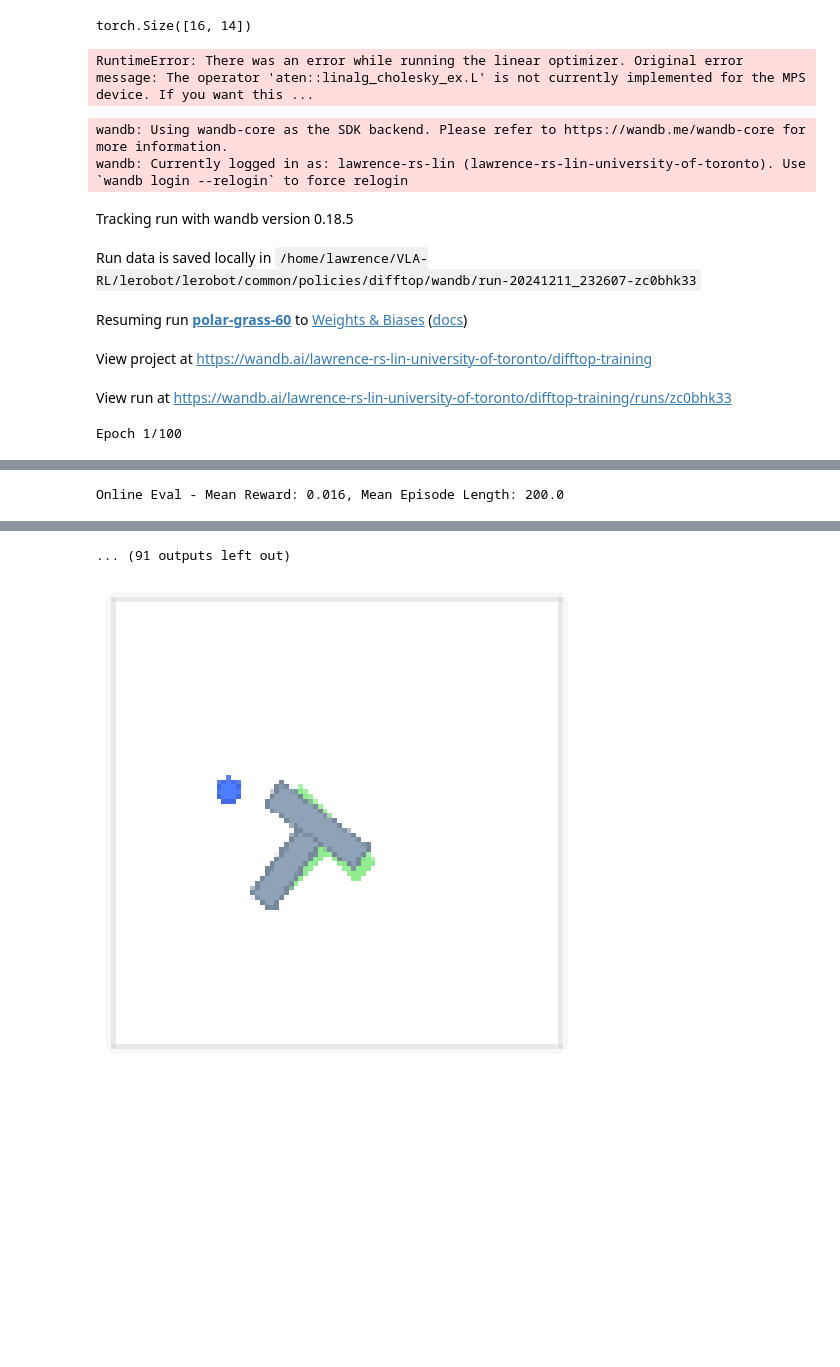
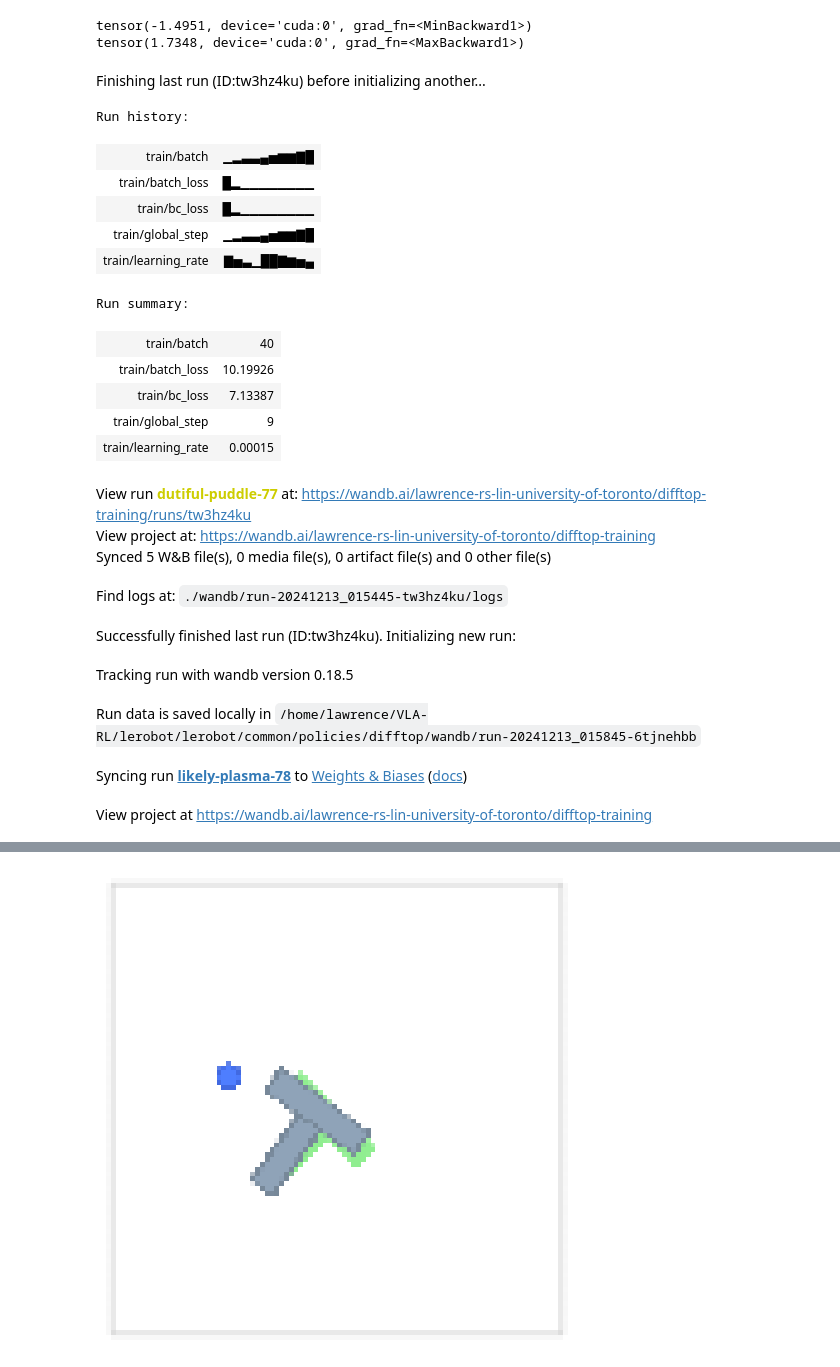
Before and after one commit to LawrenceLinn/lerobot, a Jupyter notebook: lerobot/common/policies/difftop/train.ipynb, the cells around one changed output, grey strips where cells are left out. Drawn from its saved outputs; the diff is of its cells as text; code cells hidden in the pictures; blank space fills up the shorter version.

```diff
--- a/lerobot/common/policies/difftop/train.ipynb
+++ b/lerobot/common/policies/difftop/train.ipynb
@@ -318,7 +325,7 @@ class Config:
         self.latent_dim_state = 50
         self.latent_dim_action = self.action_dim
         self.posterior_dim = 64
-        self.device = torch.device("mps")
+        self.device = torch.device("cuda")
         self.beta = 1.0
 cfg = Config()
 device = cfg.device
@@ -336,8 +343,8 @@ action = torch.randn(cfg.batch_size,7,2).to(device)
 output_dict = model.plan_with_theseus_update(obs, state, action, horizon=cfg.horizon, gamma=cfg.discount, cfg=cfg, eval_mode=False)
 # print("Optimized Actions:", optimized_actions)
 # %% [output]
-torch.Size([16, 14])
+tensor(-1.4951, device='cuda:0', grad_fn=<MinBackward1>)
+tensor(1.7348, device='cuda:0', grad_fn=<MaxBackward1>)
-RuntimeError: There was an error while running the linear optimizer. Original error message: The operator 'aten::linalg_cholesky_ex.L' is not currently implemented for the MPS device. If you want this ...
 # %%
 # Set up the the policy.
 # Policies are initialized with a configuration class, in this case `DiffusionConfig`.
@@ -384,8 +391,8 @@ config_dict = {
         "eval_freq": 20,  # Evaluate every 100 steps
         "output_directory": "./output",
         "device": "cuda:0",
-        "gradient_accumulation_steps": 1,  # Increased to compensate for smaller batch size
-        "online_eval_episodes": 5,  # Number of episodes for online evaluation
+        "gradient_accumulation_steps": 4,  # Increased to compensate for smaller batch size
+        "online_eval_episodes": 10,  # Number of episodes for online evaluation
     }
 
 config = Config(config_dict)
@@ -415,7 +422,7 @@ scheduler = torch.optim.lr_scheduler.CosineAnnealingWarmRestarts(optimizer, T_0=
 delta_timestamps = {
     "observation.image": [0.0],
     "observation.state": [0.0],
-    "action": [0.0, 0.1, 0.2, 0.3, 0.4, 0.5, 0.6, 0.7, 0.8, 0.9, 1.0, 1.1, 1.2, 1.3],
+    "action": [0.0, 0.1, 0.2, 0.3, 0.4, 0.5, 0.6],
 }
 
 dataset = LeRobotDataset("lerobot/pusht_image", delta_timestamps=delta_timestamps)
@@ -455,7 +462,7 @@ def evaluate(policy, eval_dataloader):
             batch = {k: v.to(device, non_blocking=True) for k, v in batch.items()}
             obs = batch['observation.image']
             state = batch['observation.state']/512 * 2 - 1
-            action = batch['action'].view(wandb.config.batch_size,-1)/512 * 2 - 1
+            action = batch['action']/512 * 2 - 1
             output_dict = policy.plan_with_theseus_update(obs, state, action, horizon=wandb.config.horizon, gamma=wandb.config.discount, cfg=wandb.config, eval_mode=True)
             total_loss += output_dict["bc_loss"].item()
             num_batches += 1
@@ -476,9 +483,6 @@ def online_evaluate(policy, num_episodes=5):
         obs_type="pixels_agent_pos",
         max_episode_steps=200,
     )
-
-    env.seed(42)
-
 
     total_rewards = np.zeros(num_episodes)
     episode_lengths = np.zeros(num_episodes)
@@ -508,7 +512,7 @@ def online_evaluate(policy, num_episodes=5):
 
                     state = state.to(device, non_blocking=True)
                     image = image.to(device, non_blocking=True)
-                    action = torch.randn(1,28).cuda()
+                    action = torch.randn(1,7,2).cuda()
 
                     state = state.unsqueeze(0).unsqueeze(0)/512 * 2 - 1
                     obs = image.unsqueeze(0).unsqueeze(0)
@@ -518,7 +522,7 @@ def online_evaluate(policy, num_episodes=5):
                         output_dict = policy.plan_with_theseus_update(obs, state, action, 7, wandb.config.discount, wandb.config, eval_mode=True)
 
                     # Add actions to queue
-                    actions_pred = output_dict['best_actions'][0].reshape(7,-1, 2)[:,0]
+                    actions_pred = output_dict['best_actions'][0].reshape(7, 2)[0]
                     for act in actions_pred:
                         numpy_act = (act.cpu().numpy() + 1)/2 * 512
                         action_queues[i].append(numpy_act)
@@ -560,14 +564,20 @@ for epoch in range(wandb.config.num_epochs):
         obs = batch['observation.image']
         assert (obs >= 0).all() and (obs <= 1).all(), "image should be normalized to [0,1]"
         state = batch['observation.state']/512 * 2 - 1
-        action = batch['action'].view(wandb.config.batch_size,-1)/512 * 2 - 1
-
+        action = batch['action']/512 * 2 - 1
         output_dict = policy.plan_with_theseus_update(obs, state, action, horizon=wandb.config.horizon, gamma=wandb.config.discount, cfg=wandb.config)
         loss = output_dict["elbo_loss"] / wandb.config.gradient_accumulation_steps
         bc_loss = output_dict["recon_loss"] / wandb.config.gradient_accumulation_steps
         loss.backward()
         epoch_loss += loss.item() * wandb.config.gradient_accumulation_steps
         num_batches += 1
+
+        # Log the min and max of the best actions
+        best_actions = output_dict['best_actions'][0].reshape(7, 2)
+        wandb.log({
+            "train/min_best_action": best_actions.min(),
+            "train/max_best_action": best_actions.max()
+        })
 
         # Free memory
         del output_dict
@@ -588,6 +598,7 @@ for epoch in range(wandb.config.num_epochs):
                     "train/batch": batch_idx + 1,
                     "train/global_step": global_step
                 })
+
 
             # Evaluate every eval_freq steps
             if global_step % wandb.config.eval_freq == 0:
@@ -604,38 +615,52 @@ for epoch in range(wandb.config.num_epochs):
                     "eval/online_reward": mean_reward,
                     "eval/episode_length": mean_length,
                     "eval/global_step": global_step
                 })
 
                 # Save best model based on both metrics
                 if eval_loss < best_eval_loss or mean_reward > best_online_reward:
                     best_eval_loss = min(eval_loss, best_eval_loss)
                     best_online_reward = max(mean_reward, best_online_reward)
                     policy.save_pretrained(f"{wandb.config.output_directory}/best_model")
                     wandb.log({
                         "eval/best_loss": best_eval_loss,
                         "eval/best_online_reward": best_online_reward,
                         "eval/best_step": global_step
                     })
 
             global_step += 1
 
     # End of epoch
     avg_epoch_loss = epoch_loss / num_batches
     print(f"Epoch {epoch+1} Average Loss: {avg_epoch_loss:.3f}")
     wandb.log({
         "train/epoch_loss": avg_epoch_loss,
         "train/epoch": epoch + 1
     })
 
 # Save final policy checkpoint
 policy.save_pretrained(wandb.config.output_directory)
 wandb.finish()
 # %% [output]
+Finishing last run (ID:tw3hz4ku) before initializing another...
-wandb: Using wandb-core as the SDK backend. Please refer to https://wandb.me/wandb-core for more information.
-wandb: Currently logged in as: lawrence-rs-lin (lawrence-rs-lin-university-of-toronto). Use `wandb login --relogin` to force relogin
+Run history:
-Tracking run with wandb version 0.18.5
+| train/batch | ▁▂▃▃▄▅▆▆▇█ |
+| train/batch_loss | █▂▁▁▁▁▁▁▁▁ |
+| train/bc_loss | █▂▁▁▁▁▁▁▁▁ |
+| train/global_step | ▁▂▃▃▄▅▆▆▇█ |
+| train/learning_rate | ▇▅▃▁██▇▆▅▄ |
+Run summary:
+| train/batch | 40 |
+| train/batch_loss | 10.19926 |
+| train/bc_loss | 7.13387 |
+| train/global_step | 9 |
+| train/learning_rate | 0.00015 |
-Run data is saved locally in /home/lawrence/VLA-RL/lerobot/lerobot/common/policies/difftop/wandb/run-20241211_232607-zc0bhk33
+View run dutiful-puddle-77 at: https://wandb.ai/lawrence-rs-lin-university-of-toronto/difftop-training/runs/tw3hz4ku
+View project at: https://wandb.ai/lawrence-rs-lin-university-of-toronto/difftop-training
+Synced 5 W&B file(s), 0 media file(s), 0 artifact file(s) and 0 other file(s)
-Resuming run polar-grass-60 to Weights & Biases (docs)
+Find logs at: ./wandb/run-20241213_015445-tw3hz4ku/logs
-View project at https://wandb.ai/lawrence-rs-lin-university-of-toronto/difftop-training
+Successfully finished last run (ID:tw3hz4ku). Initializing new run:
-View run at https://wandb.ai/lawrence-rs-lin-university-of-toronto/difftop-training/runs/zc0bhk33
+Tracking run with wandb version 0.18.5
-Epoch 1/100
+Run data is saved locally in /home/lawrence/VLA-RL/lerobot/lerobot/common/policies/difftop/wandb/run-20241213_015845-6tjnehbb
+Syncing run likely-plasma-78 to Weights & Biases (docs)
+View project at https://wandb.ai/lawrence-rs-lin-university-of-toronto/difftop-training
@@ -644 +667,0 @@ Step 0 Eval Loss: 0.489
-Online Eval - Mean Reward: 0.016, Mean Episode Length: 200.0
@@ -647,4 +668,3 @@ Epoch 1, Batch 3, Loss: 2899.396, LR: 0.000104
-... (91 outputs left out)
 # %%
 def generate_reward_map(policy, obs, state, resolution=100):
     """Generate a reward landscape by scanning over possible actions.
```
Also changed, not shown: parts of 5 cells of this notebook, 2 other files.
